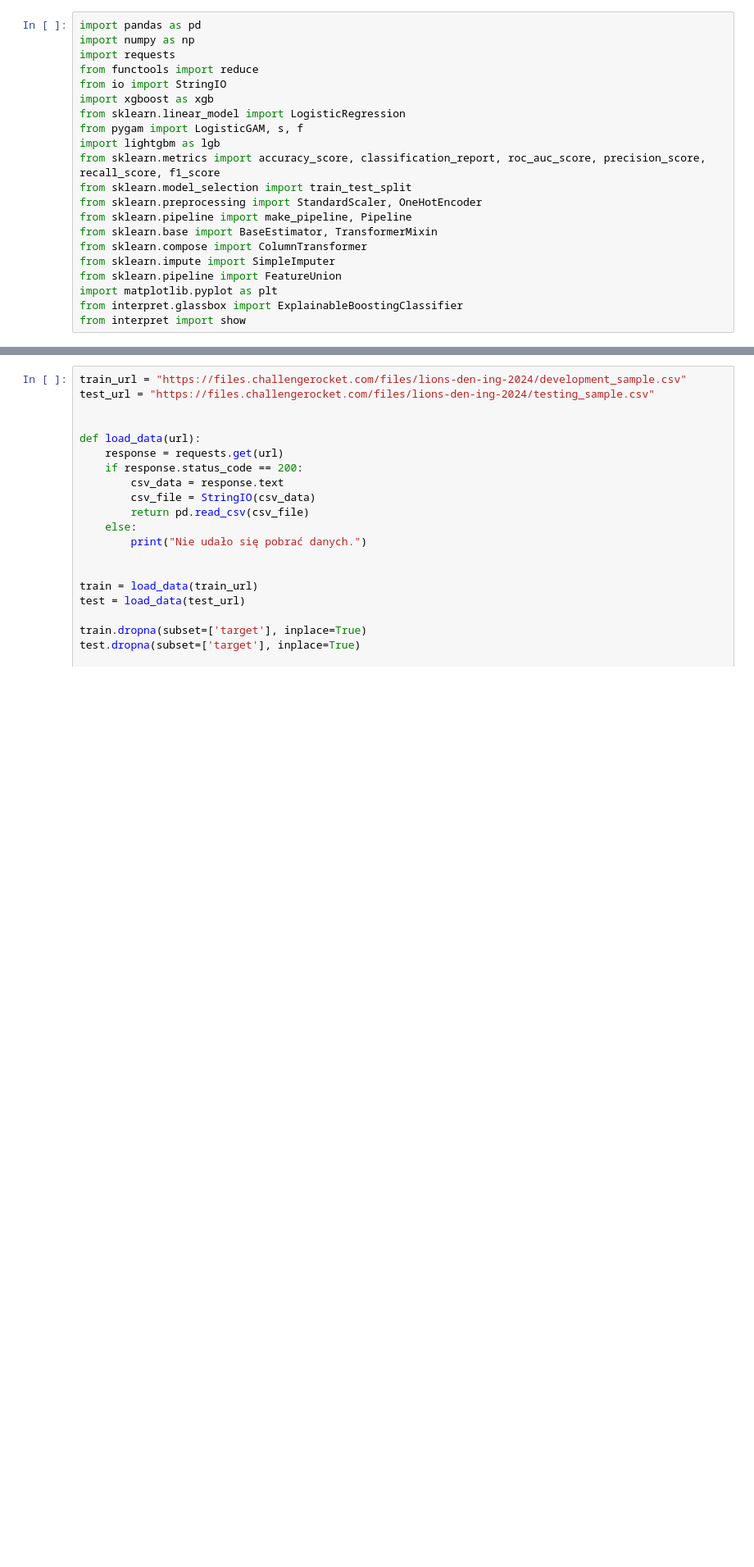
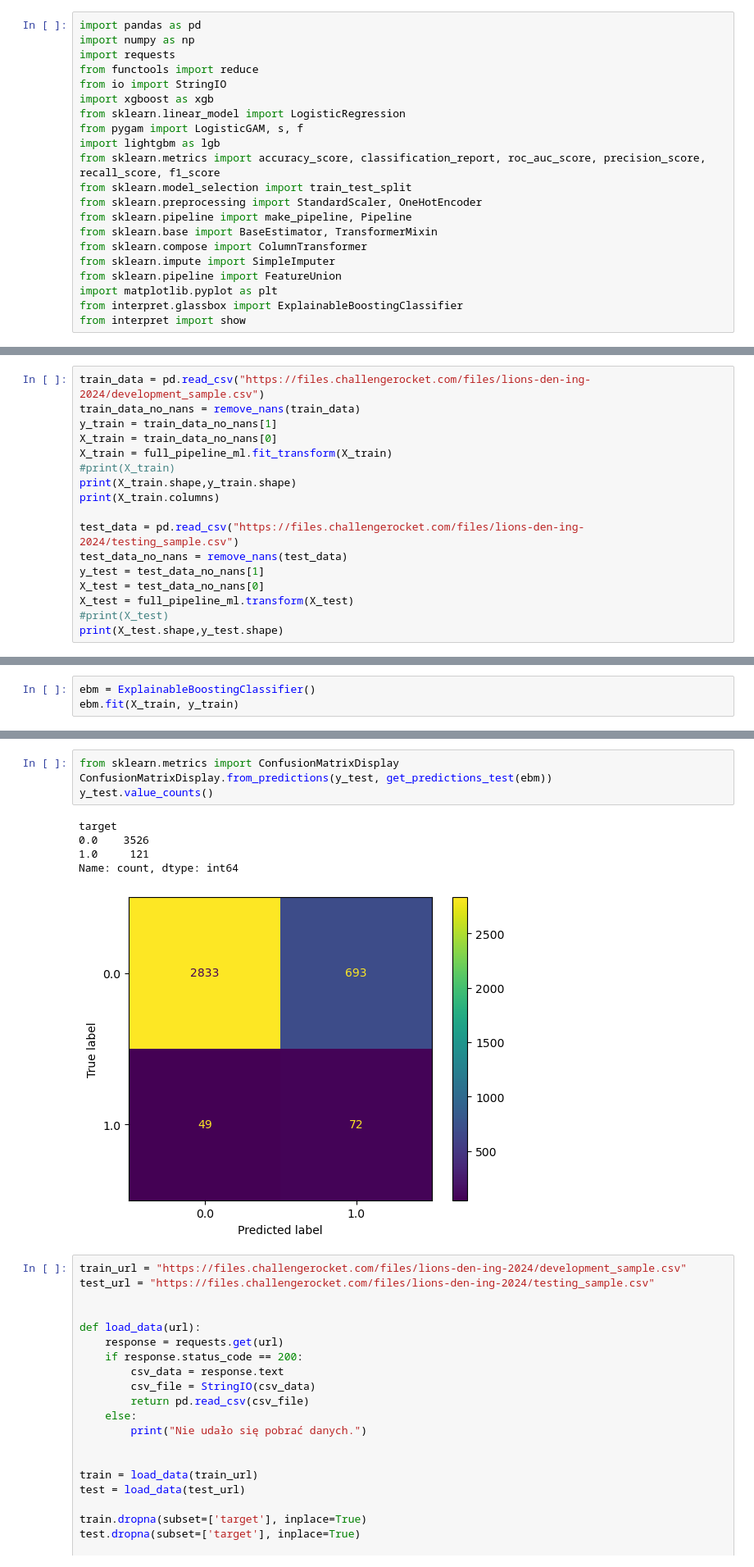
Before and after one commit to Sillem/ING-den, a Jupyter notebook: Task_1_2_code.ipynb, the cells around one changed output, grey strips where cells are left out. Shown at 82% size. Cells and saved outputs as stored; diff of their text form; blank space fills up the shorter version.

```diff
--- a/Task_1_2_code.ipynb
+++ b/Task_1_2_code.ipynb
@@ -26,0 +25,17 @@ from feature_engine.encoding import WoEEncoder
+# %%
+train_data = pd.read_csv("https://files.challengerocket.com/files/lions-den-ing-2024/development_sample.csv")
+train_data_no_nans = remove_nans(train_data)
+y_train = train_data_no_nans[1]
+X_train = train_data_no_nans[0]
+X_train = full_pipeline_ml.fit_transform(X_train)
+#print(X_train)
+print(X_train.shape,y_train.shape)
+print(X_train.columns)
+
+test_data = pd.read_csv("https://files.challengerocket.com/files/lions-den-ing-2024/testing_sample.csv")
+test_data_no_nans = remove_nans(test_data)
+y_test = test_data_no_nans[1]
+X_test = test_data_no_nans[0]
+X_test = full_pipeline_ml.transform(X_test)
+#print(X_test)
+print(X_test.shape,y_test.shape)
@@ -26,0 +60,3 @@ from feature_engine.encoding import WoEEncoder
+# %%
+ebm = ExplainableBoostingClassifier()
+ebm.fit(X_train, y_train)
@@ -27,3 +178,13 @@ from feature_engine.encoding import WoEEncoder
+# %%
+from sklearn.metrics import ConfusionMatrixDisplay
+ConfusionMatrixDisplay.from_predictions(y_test, get_predictions_test(ebm))
+y_test.value_counts()
+# %% [output]
+target
+0.0    3526
+1.0     121
+Name: count, dtype: int64
+[figure, added]
 # %%
 train_url = "https://files.challengerocket.com/files/lions-den-ing-2024/development_sample.csv"
 test_url = "https://files.challengerocket.com/files/lions-den-ing-2024/testing_sample.csv"
```
Also changed, not shown: parts of 6 cells of this notebook.
